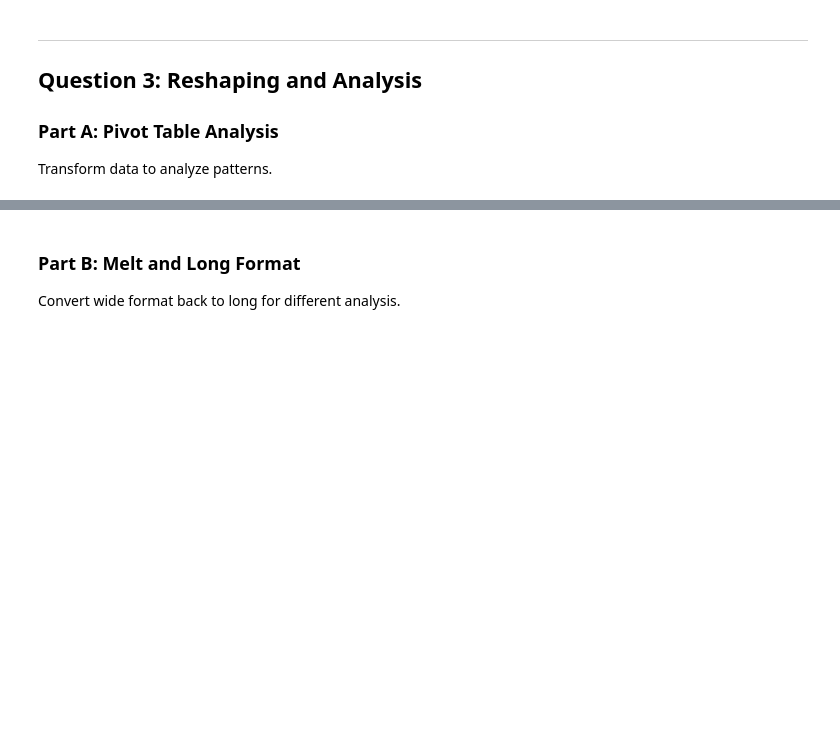
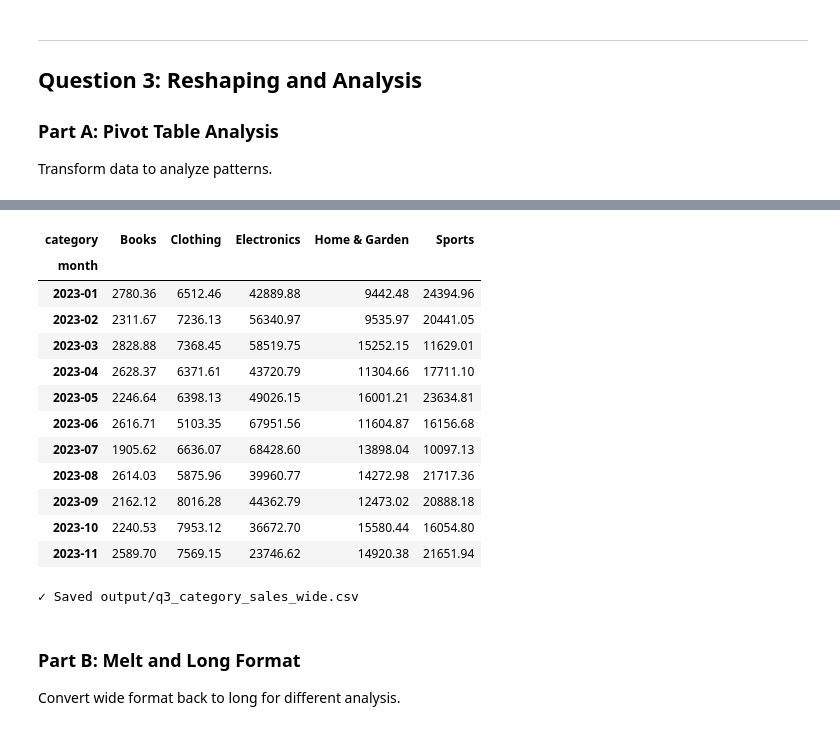
Before and after one commit to UCSF-DataSci/ds217-06-wrangling-jiaxin-su1, a Jupyter notebook: assignment.ipynb, the cells around one changed output, grey strips where cells are left out. Cells and saved outputs as stored; diff of their text form; code cells hidden in the pictures; blank space fills up the shorter version.

```diff
--- a/assignment.ipynb
+++ b/assignment.ipynb
@@ -344,7 +416,7 @@ Transform data to analyze patterns.
 # TODO: Load the merged data from Question 1
 # This already has purchases merged with customers and products (and total_price calculated)
 # Hint: pd.read_csv('output/q1_merged_data.csv')
-full_data = None
+full_data = pd.read_csv('output/q1_merged_data.csv')
 
 # Add month column for grouping (YYYY-MM format like "2023-01")
 full_data['month'] = pd.to_datetime(full_data['purchase_date']).dt.strftime('%Y-%m')
@@ -353,15 +432,31 @@ display(full_data.head())
 # %%
 # TODO: Create pivot table - sales by category and month
 # Use pivot_table to handle duplicate entries (aggregate with sum)
 # Hint: pd.pivot_table(df, values='total_price', index='month', columns='category', aggfunc='sum')
-sales_pivot = None
+sales_pivot =  pd.pivot_table(full_data, values='total_price', index='month', columns='category', aggfunc='sum')
 
 display(sales_pivot)
+# %% [output]
+| category | Books | Clothing | Electronics | Home & Garden | Sports |
+| month |  |  |  |  |  |
+| 2023-01 | 2780.36 | 6512.46 | 42889.88 | 9442.48 | 24394.96 |
+| 2023-02 | 2311.67 | 7236.13 | 56340.97 | 9535.97 | 20441.05 |
+| 2023-03 | 2828.88 | 7368.45 | 58519.75 | 15252.15 | 11629.01 |
+| 2023-04 | 2628.37 | 6371.61 | 43720.79 | 11304.66 | 17711.10 |
+| 2023-05 | 2246.64 | 6398.13 | 49026.15 | 16001.21 | 23634.81 |
+| 2023-06 | 2616.71 | 5103.35 | 67951.56 | 11604.87 | 16156.68 |
+| 2023-07 | 1905.62 | 6636.07 | 68428.60 | 13898.04 | 10097.13 |
+| 2023-08 | 2614.03 | 5875.96 | 39960.77 | 14272.98 | 21717.36 |
+| 2023-09 | 2162.12 | 8016.28 | 44362.79 | 12473.02 | 20888.18 |
+| 2023-10 | 2240.53 | 7953.12 | 36672.70 | 15580.44 | 16054.80 |
+| 2023-11 | 2589.70 | 7569.15 | 23746.62 | 14920.38 | 21651.94 |
 # %%
 # TODO: Save sales_pivot to output/q3_category_sales_wide.csv
 # Hint: Use .to_csv()
-
+sales_pivot.to_csv('output/q3_category_sales_wide.csv')
 print("✓ Saved output/q3_category_sales_wide.csv")
+# %% [output]
+✓ Saved output/q3_category_sales_wide.csv
 # %% [markdown]
 ### Part B: Melt and Long Format
 
```
Also changed, not shown: parts of 13 cells of this notebook, 3 other files.
